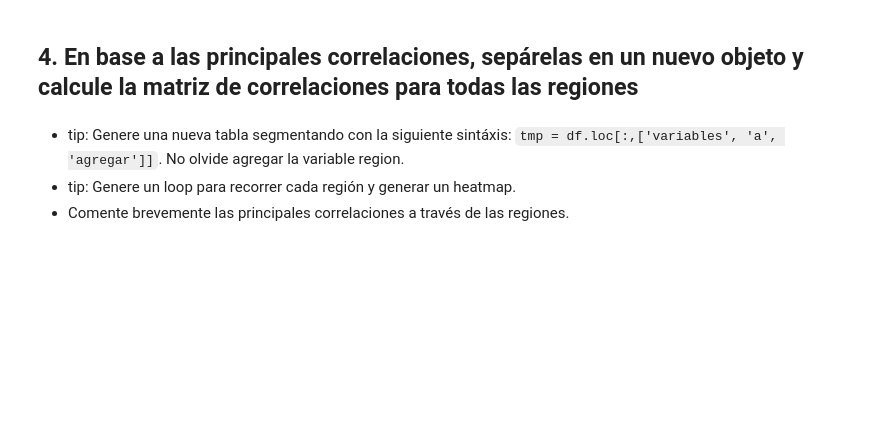
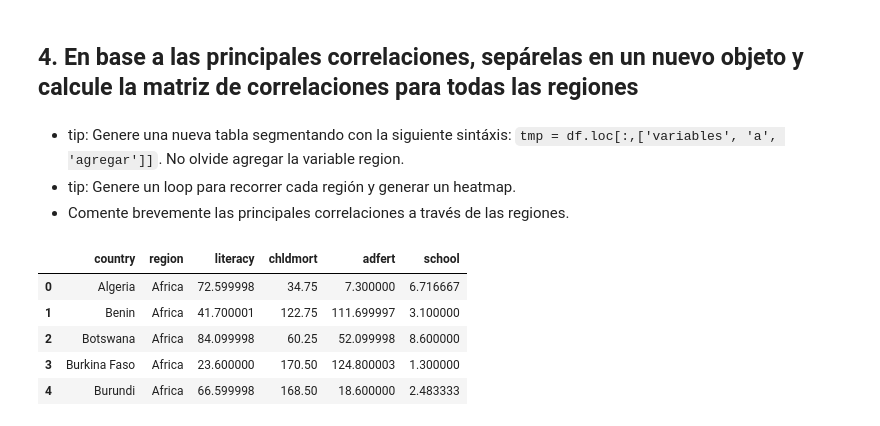
Before and after one commit to lporras/data-science-desafio, a Jupyter notebook: 2-modulo-fundamentos-data-science/hipótesis_y_correlación/desafios/graficos_y_correlacion/Desafio 2526 Gráficos y Correlación.ipynb, the cells around one changed output. Cells and saved outputs as stored; diff of their text form; code cells hidden in the pictures; blank space fills up the shorter version.

````diff
--- a/2-modulo-fundamentos-data-science/hipótesis_y_correlación/desafios/graficos_y_correlacion/Desafio 2526 Gráficos y Correlación.ipynb
+++ b/2-modulo-fundamentos-data-science/hipótesis_y_correlación/desafios/graficos_y_correlacion/Desafio 2526 Gráficos y Correlación.ipynb
@@ -207,3 +222,13 @@ De este gráfico se puede deducir que:
 * tip: Genere una nueva tabla segmentando con la siguiente sintáxis: ```tmp = df.loc[:,['variables', 'a', 'agregar']]```. No olvide agregar la variable region.
 * tip: Genere un loop para recorrer cada región y generar un heatmap.
 * Comente brevemente las principales correlaciones a través de las regiones.
+# %%
+tmp_df = df.loc[:, ['country', 'region', 'literacy', 'chldmort', 'adfert', 'school']]
+tmp_df.head()
+# %% [output]
+|  | country | region | literacy | chldmort | adfert | school |
+| 0 | Algeria | Africa | 72.599998 | 34.75 | 7.300000 | 6.716667 |
+| 1 | Benin | Africa | 41.700001 | 122.75 | 111.699997 | 3.100000 |
+| 2 | Botswana | Africa | 84.099998 | 60.25 | 52.099998 | 8.600000 |
+| 3 | Burkina Faso | Africa | 23.600000 | 170.50 | 124.800003 | 1.300000 |
+| 4 | Burundi | Africa | 66.599998 | 168.50 | 18.600000 | 2.483333 |
````
Also changed, not shown: parts of 11 cells of this notebook.
